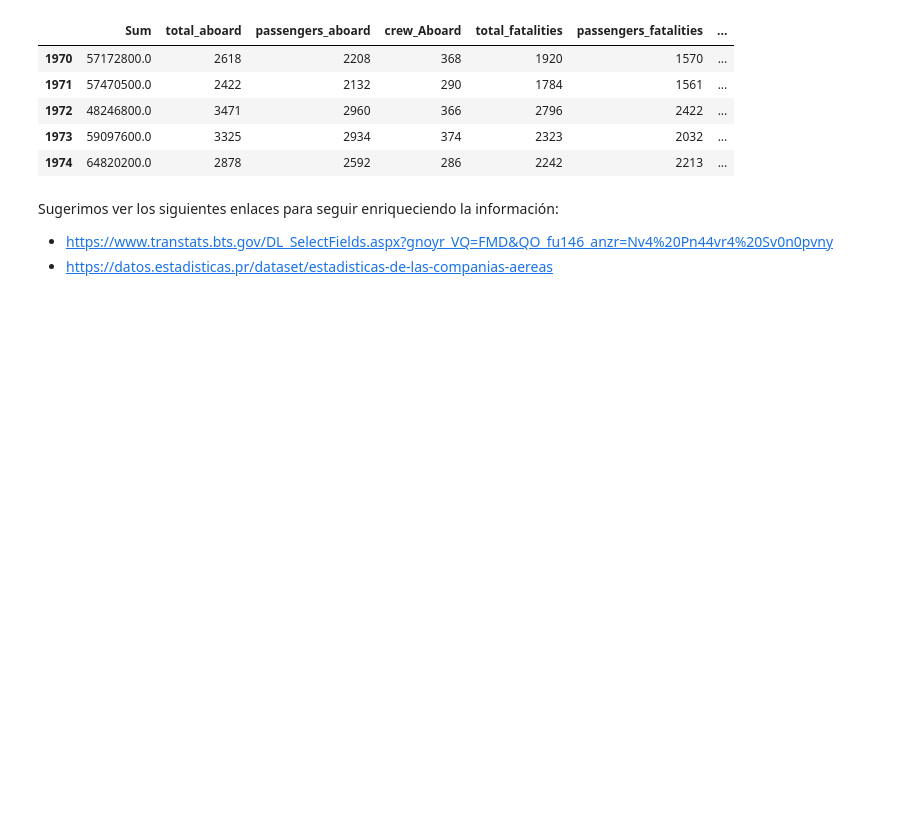
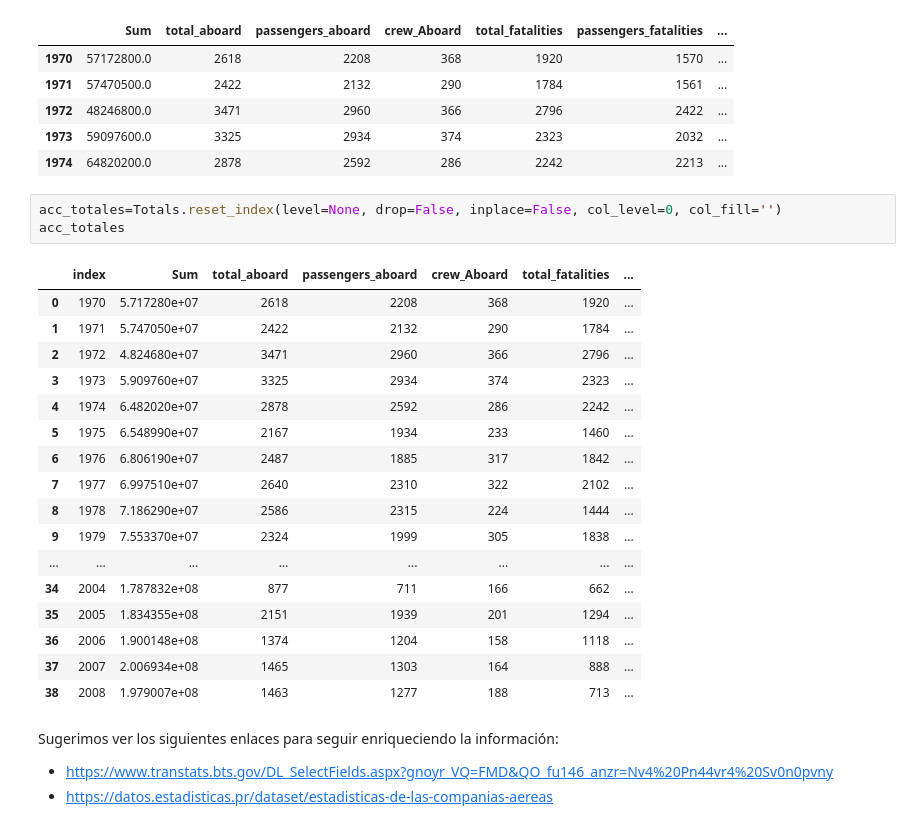
Before and after one commit to sgisela945/PI_02_DataAnalyst, a Jupyter notebook: PI_02_Data_analytics.ipynb, the cells around one changed output. Cells and saved outputs as stored; diff of their text form; blank space fills up the shorter version.

```diff
--- a/PI_02_Data_analytics.ipynb
+++ b/PI_02_Data_analytics.ipynb
@@ -872,6 +883,27 @@ Totals.head()
 | 1972 | 48246800.0 | 3471 | 2960 | 366 | 2796 | 2422 | ... |
 | 1973 | 59097600.0 | 3325 | 2934 | 374 | 2323 | 2032 | ... |
 | 1974 | 64820200.0 | 2878 | 2592 | 286 | 2242 | 2213 | ... |
+# %%
+acc_totales=Totals.reset_index(level=None, drop=False, inplace=False, col_level=0, col_fill='')
+acc_totales
+# %% [output]
+|  | index | Sum | total_aboard | passengers_aboard | crew_Aboard | total_fatalities | ... |
+| 0 | 1970 | 5.717280e+07 | 2618 | 2208 | 368 | 1920 | ... |
+| 1 | 1971 | 5.747050e+07 | 2422 | 2132 | 290 | 1784 | ... |
+| 2 | 1972 | 4.824680e+07 | 3471 | 2960 | 366 | 2796 | ... |
+| 3 | 1973 | 5.909760e+07 | 3325 | 2934 | 374 | 2323 | ... |
+| 4 | 1974 | 6.482020e+07 | 2878 | 2592 | 286 | 2242 | ... |
+| 5 | 1975 | 6.548990e+07 | 2167 | 1934 | 233 | 1460 | ... |
+| 6 | 1976 | 6.806190e+07 | 2487 | 1885 | 317 | 1842 | ... |
+| 7 | 1977 | 6.997510e+07 | 2640 | 2310 | 322 | 2102 | ... |
+| 8 | 1978 | 7.186290e+07 | 2586 | 2315 | 224 | 1444 | ... |
+| 9 | 1979 | 7.553370e+07 | 2324 | 1999 | 305 | 1838 | ... |
+| ... | ... | ... | ... | ... | ... | ... | ... |
+| 34 | 2004 | 1.787832e+08 | 877 | 711 | 166 | 662 | ... |
+| 35 | 2005 | 1.834355e+08 | 2151 | 1939 | 201 | 1294 | ... |
+| 36 | 2006 | 1.900148e+08 | 1374 | 1204 | 158 | 1118 | ... |
+| 37 | 2007 | 2.006934e+08 | 1465 | 1303 | 164 | 888 | ... |
+| 38 | 2008 | 1.979007e+08 | 1463 | 1277 | 188 | 713 | ... |
 # %% [markdown]
 Sugerimos ver los siguientes enlaces para seguir enriqueciendo la información:
 * https://www.transtats.bts.gov/DL_SelectFields.aspx?gnoyr_VQ=FMD&QO_fu146_anzr=Nv4%20Pn44vr4%20Sv0n0pvny
```
Also changed, not shown: parts of 10 cells of this notebook.
